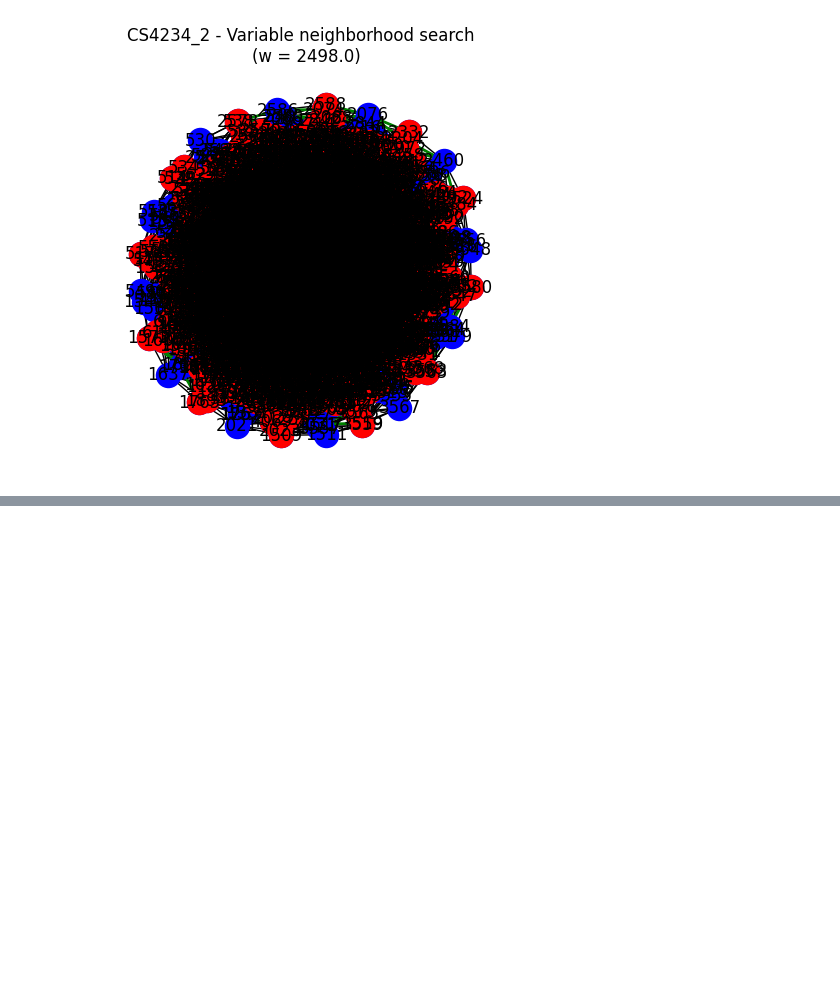
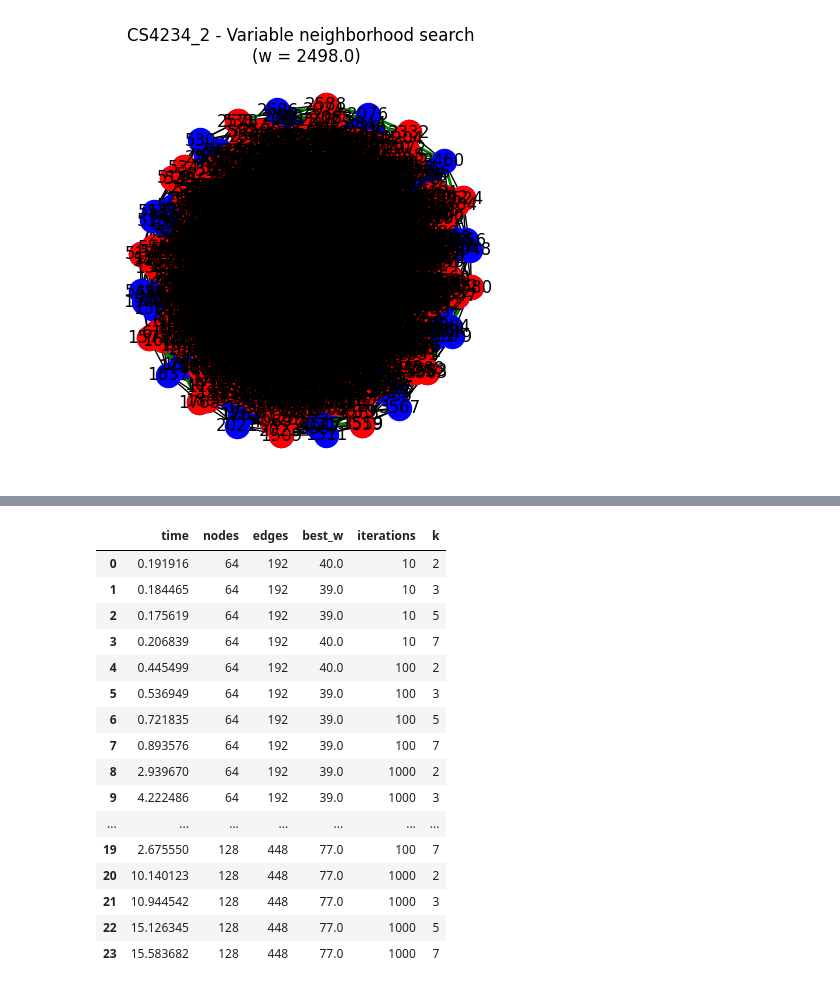
Before and after one commit to MajaZMaja2506/projekatRI, a Jupyter notebook: VNS/variable_neighborhood_search.ipynb, the cells around one changed output, grey strips where cells are left out. Saved outputs shown, nothing was run; the diff lists cells and outputs as text; code cells hidden in the pictures; blank space fills up the shorter version.

```diff
--- a/VNS/variable_neighborhood_search.ipynb
+++ b/VNS/variable_neighborhood_search.ipynb
@@ -10,3 +9,5 @@ from tqdm import tqdm
+# %%
+df = pd.DataFrame(columns=["time", "nodes", "edges", "best_w",  "iterations", "k"])
 # %%
 def timeit(func):
     @wraps(func)
@@ -208,3 +210,21 @@ plt.show()
 # %% [output]
 vns took 21917.324850 seconds
 [figure]
+# %%
+def tests(directory):
+    global df
+    df = df[0:0]
+    results = {}
+
+    for fname in os.listdir(directory):
+        if fname.endswith(".stp"):
+            path = os.path.join(directory, fname)
+            try:
+                G, terminals = read_stp(path)
+                results[fname] = (G, terminals)
+                print(f"{fname} : (Number of nodes = {G.number_of_nodes()}, number of edges = {G.number_of_edges()}, number of terminals = {len(terminals)})")
+                test_big(G, terminals)
+            except Exception as e:
+                print(f"File error {fname}: {e}")
+        print("\n")
+    return
@@ -210,0 +249,4 @@ vns took 21917.324850 seconds
+# %%
+tests('../InitialTest')
+df
+# %% [output]
@@ -210,0 +272,17 @@ vns took 21917.324850 seconds
+|  | time | nodes | edges | best_w | iterations | k |
+| 0 | 0.191916 | 64 | 192 | 40.0 | 10 | 2 |
+| 1 | 0.184465 | 64 | 192 | 39.0 | 10 | 3 |
+| 2 | 0.175619 | 64 | 192 | 39.0 | 10 | 5 |
+| 3 | 0.206839 | 64 | 192 | 40.0 | 10 | 7 |
+| 4 | 0.445499 | 64 | 192 | 40.0 | 100 | 2 |
+| 5 | 0.536949 | 64 | 192 | 39.0 | 100 | 3 |
+| 6 | 0.721835 | 64 | 192 | 39.0 | 100 | 5 |
+| 7 | 0.893576 | 64 | 192 | 39.0 | 100 | 7 |
+| 8 | 2.939670 | 64 | 192 | 39.0 | 1000 | 2 |
+| 9 | 4.222486 | 64 | 192 | 39.0 | 1000 | 3 |
+| ... | ... | ... | ... | ... | ... | ... |
+| 19 | 2.675550 | 128 | 448 | 77.0 | 100 | 7 |
+| 20 | 10.140123 | 128 | 448 | 77.0 | 1000 | 2 |
+| 21 | 10.944542 | 128 | 448 | 77.0 | 1000 | 3 |
+| 22 | 15.126345 | 128 | 448 | 77.0 | 1000 | 5 |
+| 23 | 15.583682 | 128 | 448 | 77.0 | 1000 | 7 |
```
Also changed, not shown: parts of 5 cells of this notebook, 2 other files.
